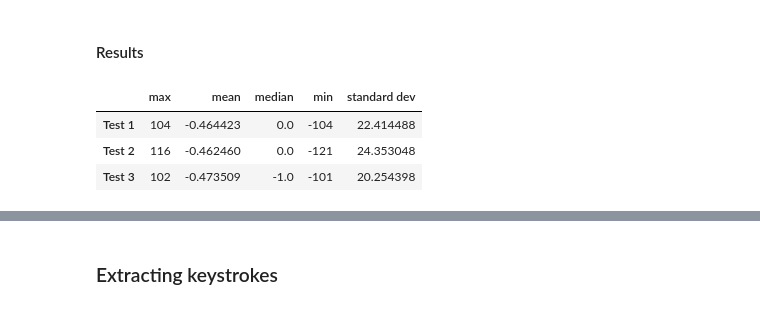
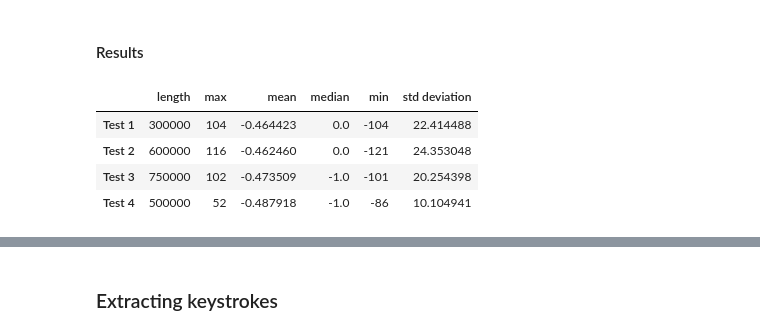
Before and after one commit to shoyo/acoustic-keylogger, a Jupyter notebook: simple_audio_processing.ipynb, the cells around one changed output, grey strips where cells are left out. Drawn from its saved outputs; the diff is of its cells as text; code cells hidden in the pictures.

Commit message:
Tune keystroke extraction, collect cleaner data

```diff
--- a/simple_audio_processing.ipynb
+++ b/simple_audio_processing.ipynb
@@ -46,11 +46,12 @@ def stats(array):
     :rtype dict
     """
     return {
+        "length": len(array),
         "mean": np.mean(array),
         "median": np.median(array),
         "max": np.amax(array),
         "min": np.amin(array),
-        "standard dev": np.std(array),
+        "std deviation": np.std(array),
     }
 # %% [markdown]
 #### Test 1 - Silence followed by 1 keystroke
@@ -110,0 +117,9 @@ standard dev = 20.25439809632909
+# %%
+silence4_raw = wav_read('datasets/hello_.wav')
+silence4 = silence4_raw[:500000]
+
+silence4_stats = stats(silence4)
+for stat in silence4_stats:
+    print(f'{stat} = {silence4_stats[stat]}')
+plt.plot(silence4)
+plt.show()
@@ -111,11 +134,12 @@ standard dev = 20.25439809632909
 # %% [markdown]
 #### Results
 # %%
-results = pd.DataFrame([silence1_stats, silence2_stats, silence3_stats],
-                       index=['Test 1', 'Test 2', 'Test 3'])
+results = pd.DataFrame([silence1_stats, silence2_stats, silence3_stats, silence4_stats],
+                       index=['Test 1', 'Test 2', 'Test 3', 'Test 4'])
 results
 # %% [output]
-|  | max | mean | median | min | standard dev |
-| Test 1 | 104 | -0.464423 | 0.0 | -104 | 22.414488 |
-| Test 2 | 116 | -0.462460 | 0.0 | -121 | 24.353048 |
-| Test 3 | 102 | -0.473509 | -1.0 | -101 | 20.254398 |
+|  | length | max | mean | median | min | std deviation |
+| Test 1 | 300000 | 104 | -0.464423 | 0.0 | -104 | 22.414488 |
+| Test 2 | 600000 | 116 | -0.462460 | 0.0 | -121 | 24.353048 |
+| Test 3 | 750000 | 102 | -0.473509 | -1.0 | -101 | 20.254398 |
+| Test 4 | 500000 | 52 | -0.487918 | -1.0 | -86 | 10.104941 |
```
Also changed, not shown: parts of 13 cells of this notebook, 2 other files.
